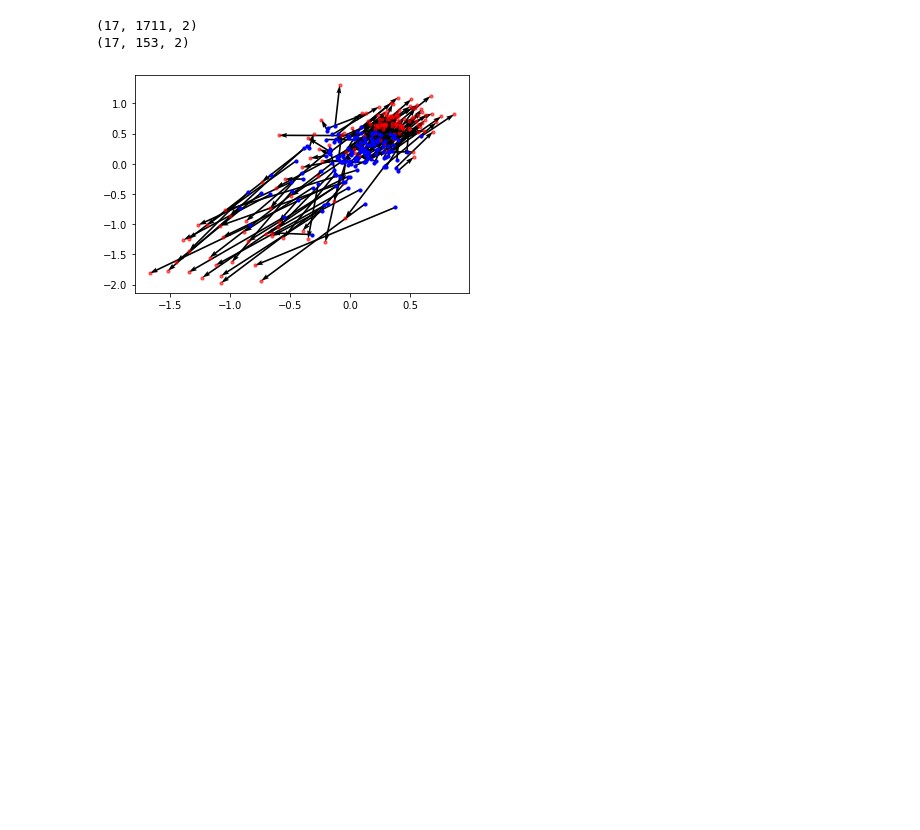
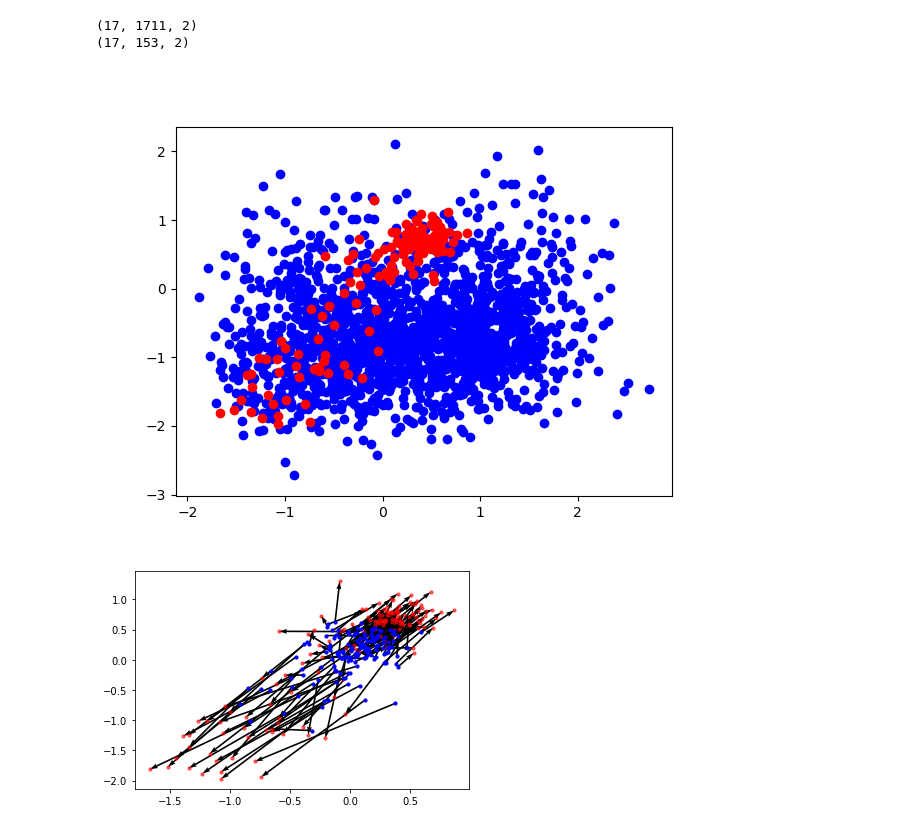
Before and after one commit to Rage997/MasterThesis, a Jupyter notebook: code/PyCode/results.ipynb, the cells around one changed output. Cells and saved outputs as stored; diff of their text form; code cells hidden in the pictures; blank space fills up the shorter version.

Commit message:
Dynamic evolution latent space movie

```diff
--- a/code/PyCode/results.ipynb
+++ b/code/PyCode/results.ipynb
@@ -31,6 +31,34 @@ print(Xregion.shape)
 # %% [output]
 (17, 1711, 2)
 (17, 153, 2)
+# %%
+# Make a movie out of this
+import matplotlib.animation as animation
+%matplotlib widget
+
+fig = plt.figure()
+
+
+imgs = []
+for t in range(Xspecies.shape[0]):
+    Xs_curr = Xspecies[t]
+    Xr_curr = Xregion[t]
+    # fig = plt.figure() # if want to save plots
+
+    im1 = plt.scatter(Xs_curr[:,0], Xs_curr[:, 1], c='blue')
+    im2 = plt.scatter(Xr_curr[:,0], Xr_curr[:, 1], c='red')
+    # if t in [0, 5, 10, 15]:
+    #     print('save image')
+    #     plt.savefig(f'../../latex/figures/latentspace_tf{t}')
+    imgs.append([im1, im2])
+
+ani = animation.ArtistAnimation(fig, imgs, interval=500, blit=True,
+                                repeat_delay=1000)
+# ani.save('./'+'dynamic_evolution.mp4')
+
+# plt.show()x
+# %% [output]
+[figure, added]
 # %%
 # Plot first and last timestep and arrow for movement
 fig, ax = plt.subplots()
```
Also changed, not shown: parts of 9 cells of this notebook, 1 other file.
